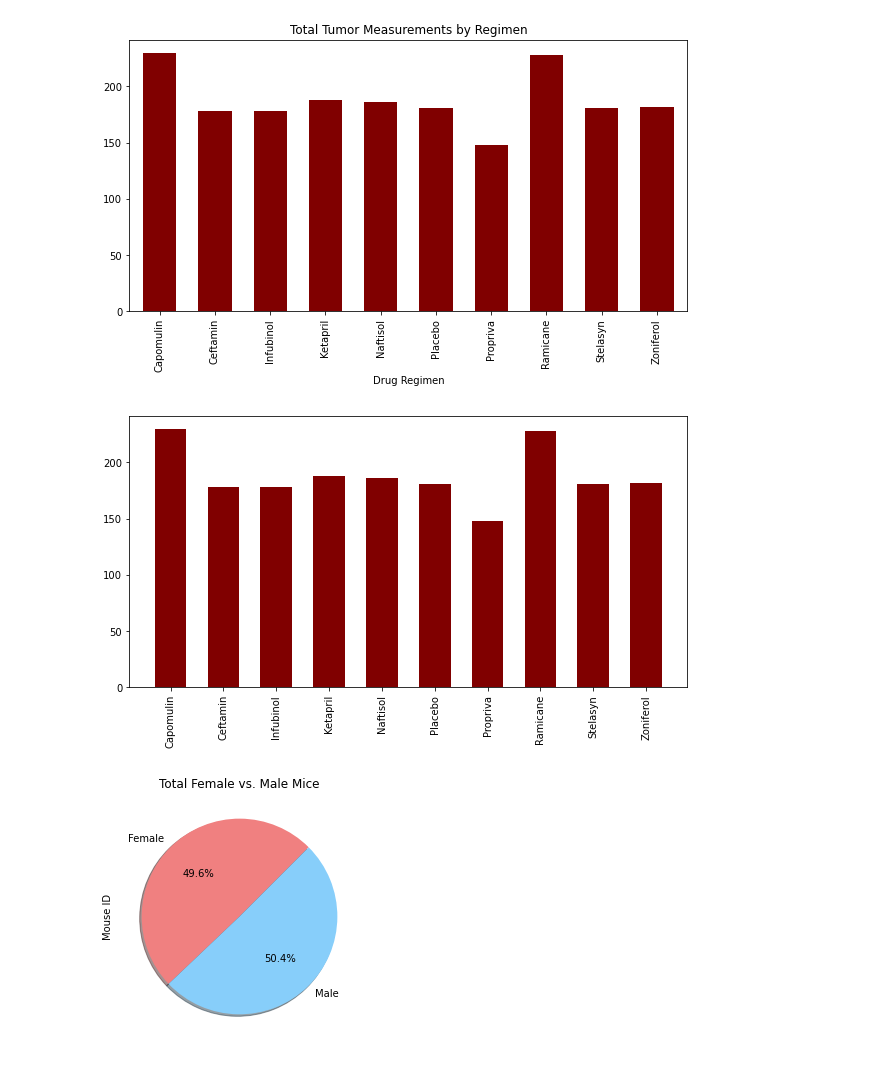
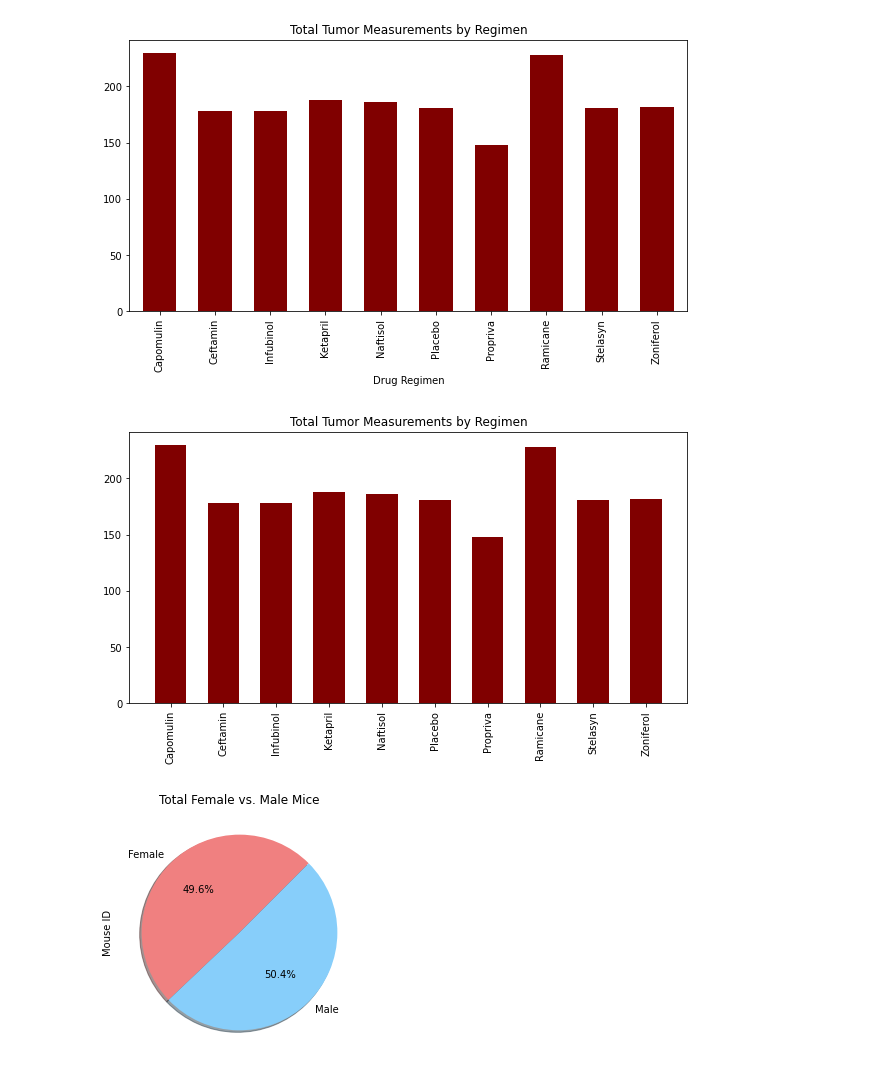
Before and after one commit to zpoeschl/matplotlib-challenge, a Jupyter notebook: Pymaceuticals/ZPoeschl_pymaceuticals.ipynb, the cells around one changed output. Drawn from its saved outputs; the diff is of its cells as text; code cells hidden in the pictures.

```diff
--- a/Pymaceuticals/ZPoeschl_pymaceuticals.ipynb
+++ b/Pymaceuticals/ZPoeschl_pymaceuticals.ipynb
@@ -143,18 +145,19 @@ plt.show()
 # %%
 ## Generate a bar plot showing the total number of measurements taken on each drug regimen using pyplot
 # Set x axis and tick locations
 drugs = ["Capomulin", "Ceftamin", "Infubinol", "Ketapril", "Naftisol", "Placebo", "Propriva", "Ramicane", "Stelasyn", "Zoniferol"]
 drug_groups = cleaned_df.groupby("Drug Regimen")
 tumor_measurements = drug_groups["Tumor Volume (mm3)"].count()
 
 # Create bar chart and set formatting/parameters
 plt.figure(figsize=(10,5))
 plt.bar(drugs, tumor_measurements, width=0.6, color="maroon", align="center")
 plt.xticks(rotation="vertical")
+plt.title("Total Tumor Measurements by Regimen")
 
 plt.show()
 # %% [output]
-[figure, old version]
+[figure, new version]
 # %%
 ## Generate a pie plot showing the distribution of female versus male mice using pandas
 gender_dist = cleaned_df.groupby("Sex")
```
Also changed, not shown: parts of 8 cells of this notebook, 1 other file.
